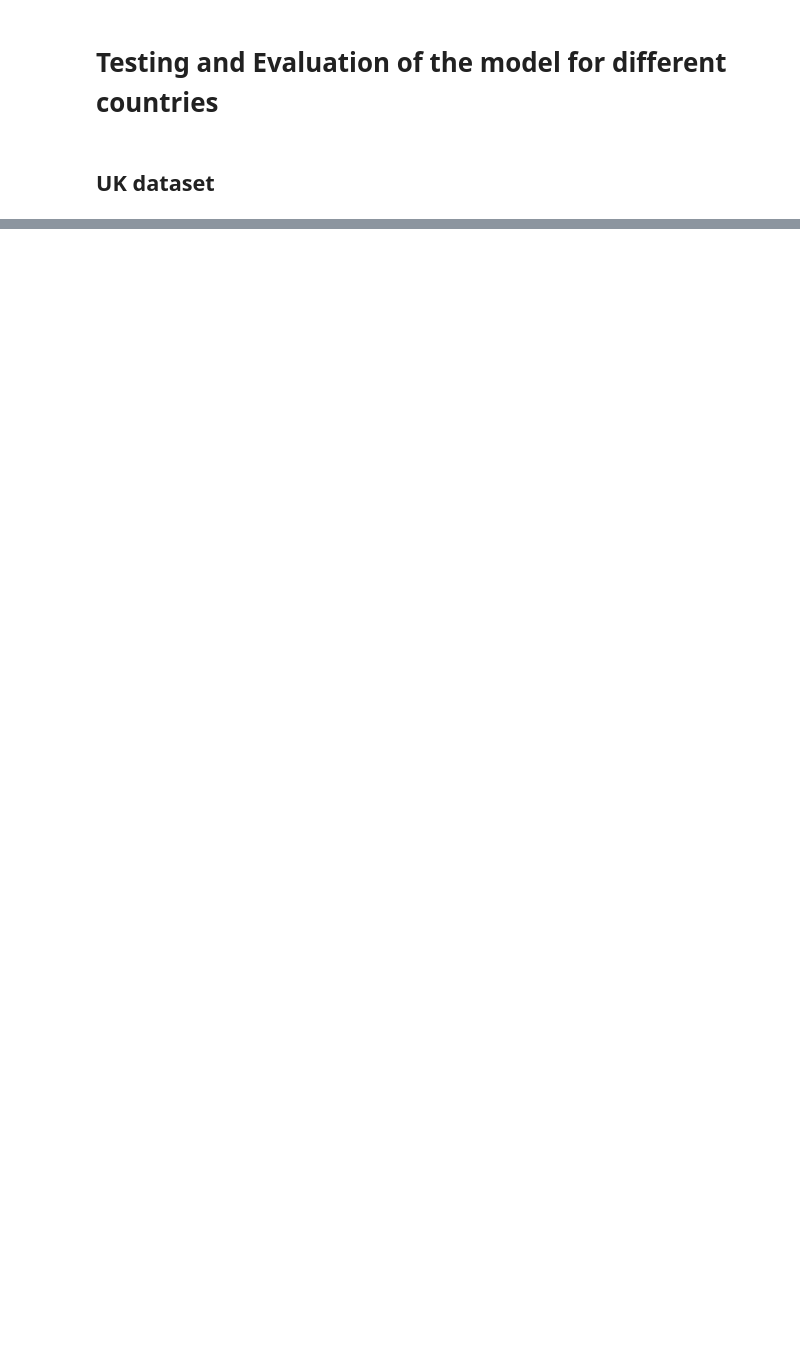
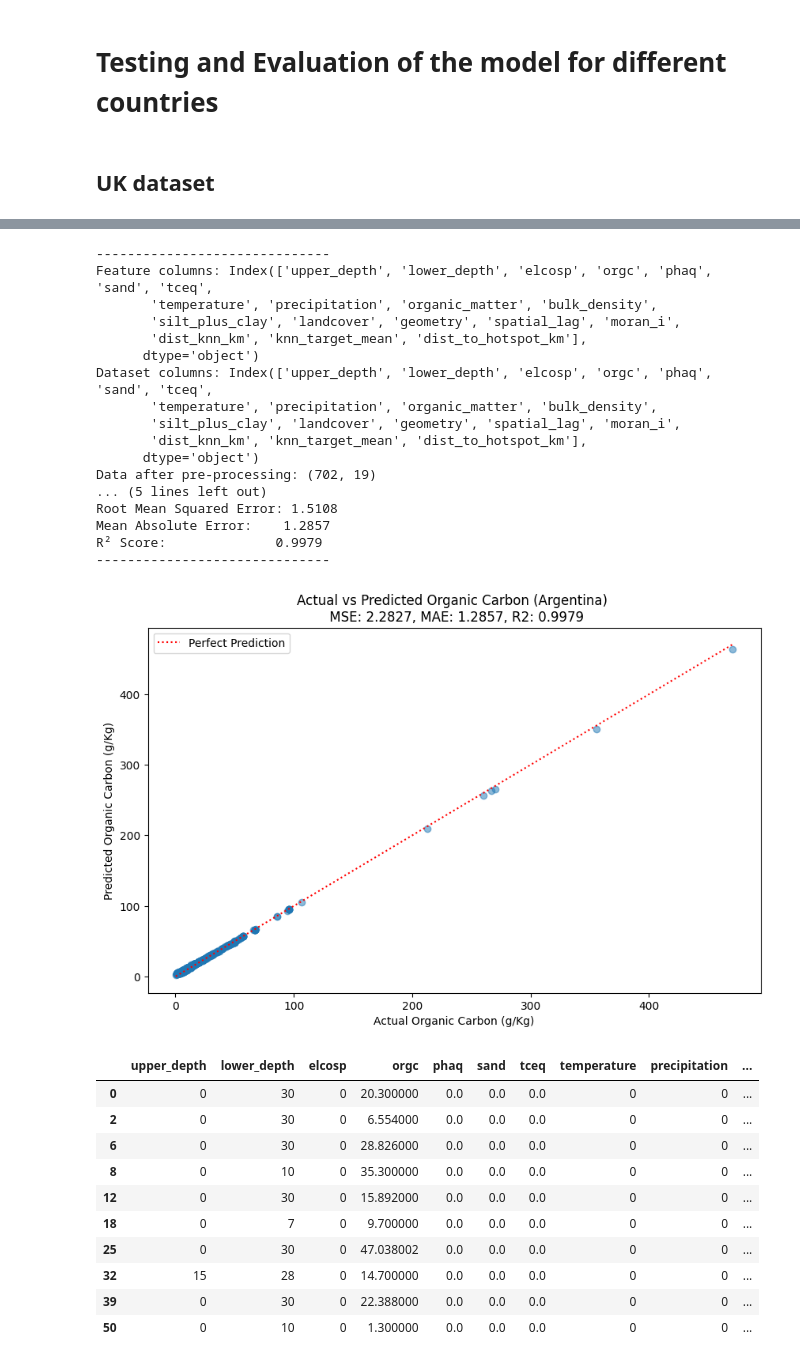
Before and after one commit to tierrafoods-hud/notebooks, a Jupyter notebook: deep-learning-model-v2.ipynb, the cells around one changed output, grey strips where cells are left out. Saved outputs shown, nothing was run; the diff lists cells and outputs as text; code cells hidden in the pictures; blank space fills up the shorter version.

Commit message:
deep learning model v2

```diff
--- a/deep-learning-model-v2.ipynb
+++ b/deep-learning-model-v2.ipynb
@@ -456,16 +535,46 @@ uk_gdf.head(10)
 # %%
 # Argentina dataset
 # load and preprocess dataset
 arg_dataset = pd.read_csv("D:/tierra/data/Argentina_wosis_merged.csv")
 
 arg_gdf = load_test_dataset(arg_dataset, gdf)
 
-test_model(arg_gdf, MODEL, SCALAR, "India")
+test_model(arg_gdf, MODEL, SCALAR, "Argentina")
 
 # save dataset
 arg_gdf.to_csv("D:/tierra/datasets/arg_dataset.csv")
 
 arg_gdf.head(10)
+# %% [output]
+------------------------------
+Feature columns: Index(['upper_depth', 'lower_depth', 'elcosp', 'orgc', 'phaq', 'sand', 'tceq',
+       'temperature', 'precipitation', 'organic_matter', 'bulk_density',
+       'silt_plus_clay', 'landcover', 'geometry', 'spatial_lag', 'moran_i',
+       'dist_knn_km', 'knn_target_mean', 'dist_to_hotspot_km'],
+      dtype='object')
+Dataset columns: Index(['upper_depth', 'lower_depth', 'elcosp', 'orgc', 'phaq', 'sand', 'tceq',
+       'temperature', 'precipitation', 'organic_matter', 'bulk_density',
+       'silt_plus_clay', 'landcover', 'geometry', 'spatial_lag', 'moran_i',
+       'dist_knn_km', 'knn_target_mean', 'dist_to_hotspot_km'],
+      dtype='object')
+Data after pre-processing: (702, 19)
+... (5 lines left out)
+Root Mean Squared Error: 1.5108
+Mean Absolute Error:    1.2857
+R² Score:              0.9979
+------------------------------
+[figure, added]
+|  | upper_depth | lower_depth | elcosp | orgc | phaq | sand | tceq | temperature | precipitation | ... |
+| 0 | 0 | 30 | 0 | 20.300000 | 0.0 | 0.0 | 0.0 | 0 | 0 | ... |
+| 2 | 0 | 30 | 0 | 6.554000 | 0.0 | 0.0 | 0.0 | 0 | 0 | ... |
+| 6 | 0 | 30 | 0 | 28.826000 | 0.0 | 0.0 | 0.0 | 0 | 0 | ... |
+| 8 | 0 | 10 | 0 | 35.300000 | 0.0 | 0.0 | 0.0 | 0 | 0 | ... |
+| 12 | 0 | 30 | 0 | 15.892000 | 0.0 | 0.0 | 0.0 | 0 | 0 | ... |
+| 18 | 0 | 7 | 0 | 9.700000 | 0.0 | 0.0 | 0.0 | 0 | 0 | ... |
+| 25 | 0 | 30 | 0 | 47.038002 | 0.0 | 0.0 | 0.0 | 0 | 0 | ... |
+| 32 | 15 | 28 | 0 | 14.700000 | 0.0 | 0.0 | 0.0 | 0 | 0 | ... |
+| 39 | 0 | 30 | 0 | 22.388000 | 0.0 | 0.0 | 0.0 | 0 | 0 | ... |
+| 50 | 0 | 10 | 0 | 1.300000 | 0.0 | 0.0 | 0.0 | 0 | 0 | ... |
 # %%
 # India dataset
 # load and preprocess dataset
```
Also changed, not shown: parts of 11 cells of this notebook.
